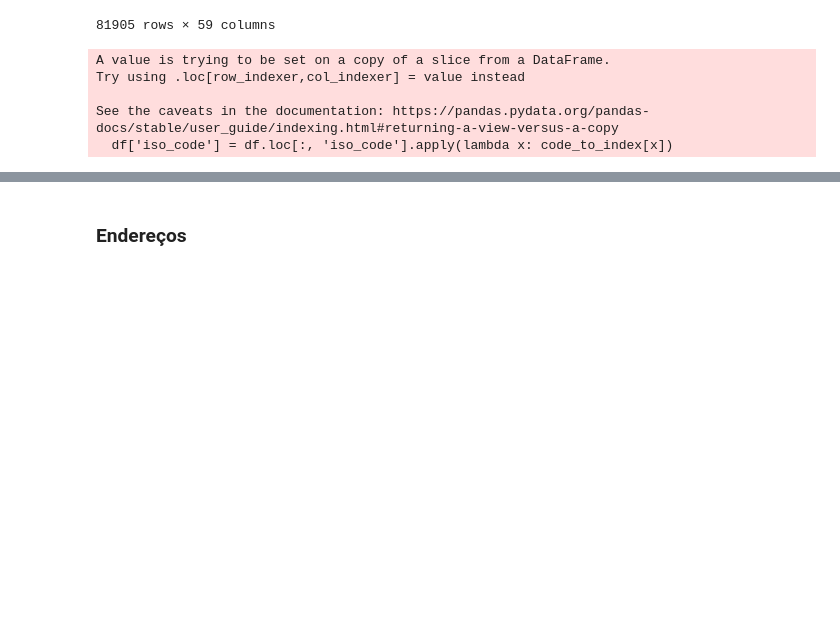
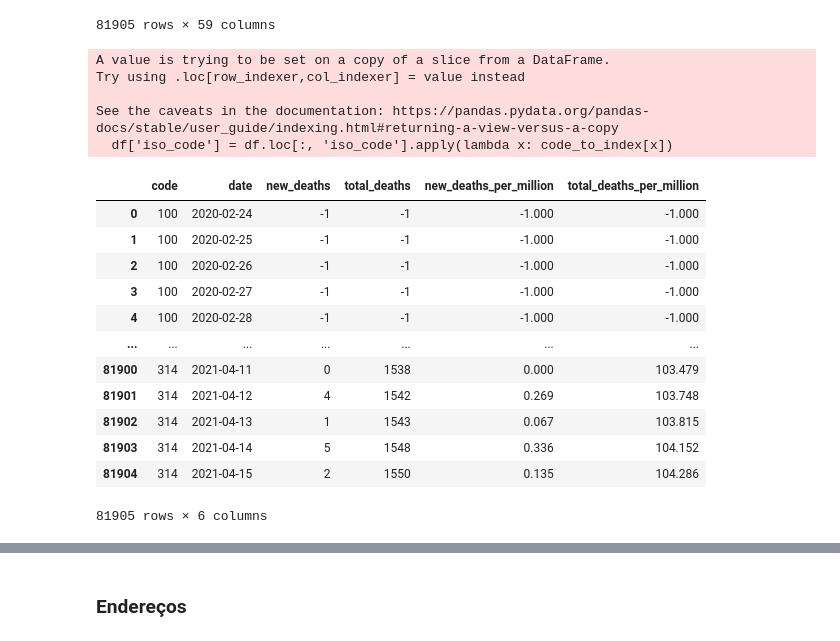
Before and after one commit to patrick-oliveira/ProjetoBD, a Jupyter notebook: processamento_dados.ipynb, the cells around one changed output, grey strips where cells are left out. Saved outputs shown, nothing was run; the diff lists cells and outputs as text; code cells hidden in the pictures; blank space fills up the shorter version.

```diff
--- a/processamento_dados.ipynb
+++ b/processamento_dados.ipynb
@@ -67,3 +74,19 @@ Try using .loc[row_indexer,col_indexer] = value instead
 
 See the caveats in the documentation: https://pandas.pydata.org/pandas-docs/stable/user_guide/indexing.html#returning-a-view-versus-a-copy
   df['iso_code'] = df.loc[:, 'iso_code'].apply(lambda x: code_to_index[x])
+# %%
+informacoes_globais_mortes
+# %% [output]
+|  | code | date | new_deaths | total_deaths | new_deaths_per_million | total_deaths_per_million |
+| 0 | 100 | 2020-02-24 | -1 | -1 | -1.000 | -1.000 |
+| 1 | 100 | 2020-02-25 | -1 | -1 | -1.000 | -1.000 |
+| 2 | 100 | 2020-02-26 | -1 | -1 | -1.000 | -1.000 |
+| 3 | 100 | 2020-02-27 | -1 | -1 | -1.000 | -1.000 |
+| 4 | 100 | 2020-02-28 | -1 | -1 | -1.000 | -1.000 |
+| ... | ... | ... | ... | ... | ... | ... |
+| 81900 | 314 | 2021-04-11 | 0 | 1538 | 0.000 | 103.479 |
+| 81901 | 314 | 2021-04-12 | 4 | 1542 | 0.269 | 103.748 |
+| 81902 | 314 | 2021-04-13 | 1 | 1543 | 0.067 | 103.815 |
+| 81903 | 314 | 2021-04-14 | 5 | 1548 | 0.336 | 104.152 |
+| 81904 | 314 | 2021-04-15 | 2 | 1550 | 0.135 | 104.286 |
+81905 rows × 6 columns
```
Also changed, not shown: parts of 2 cells of this notebook, 2 other files.
